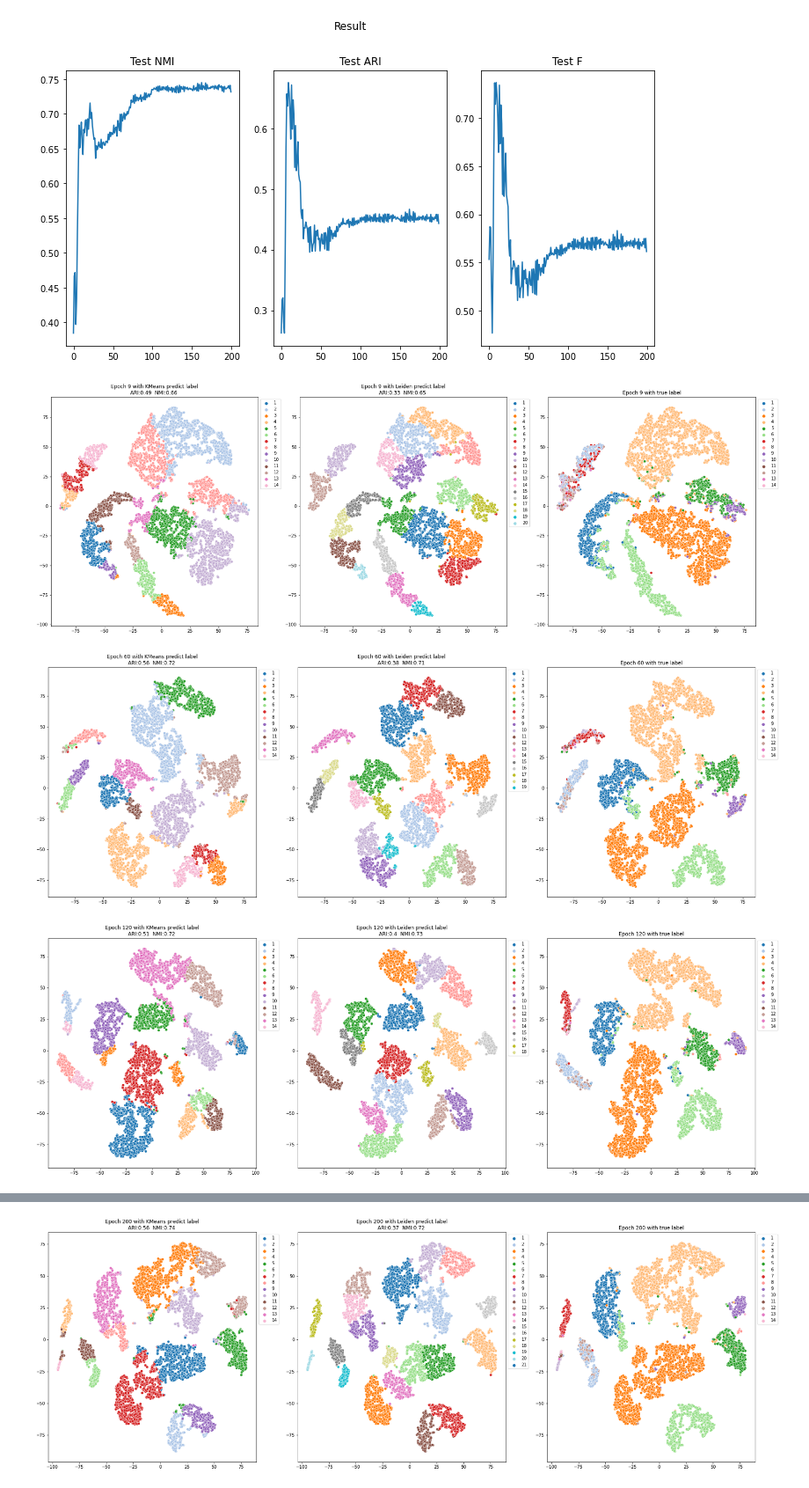
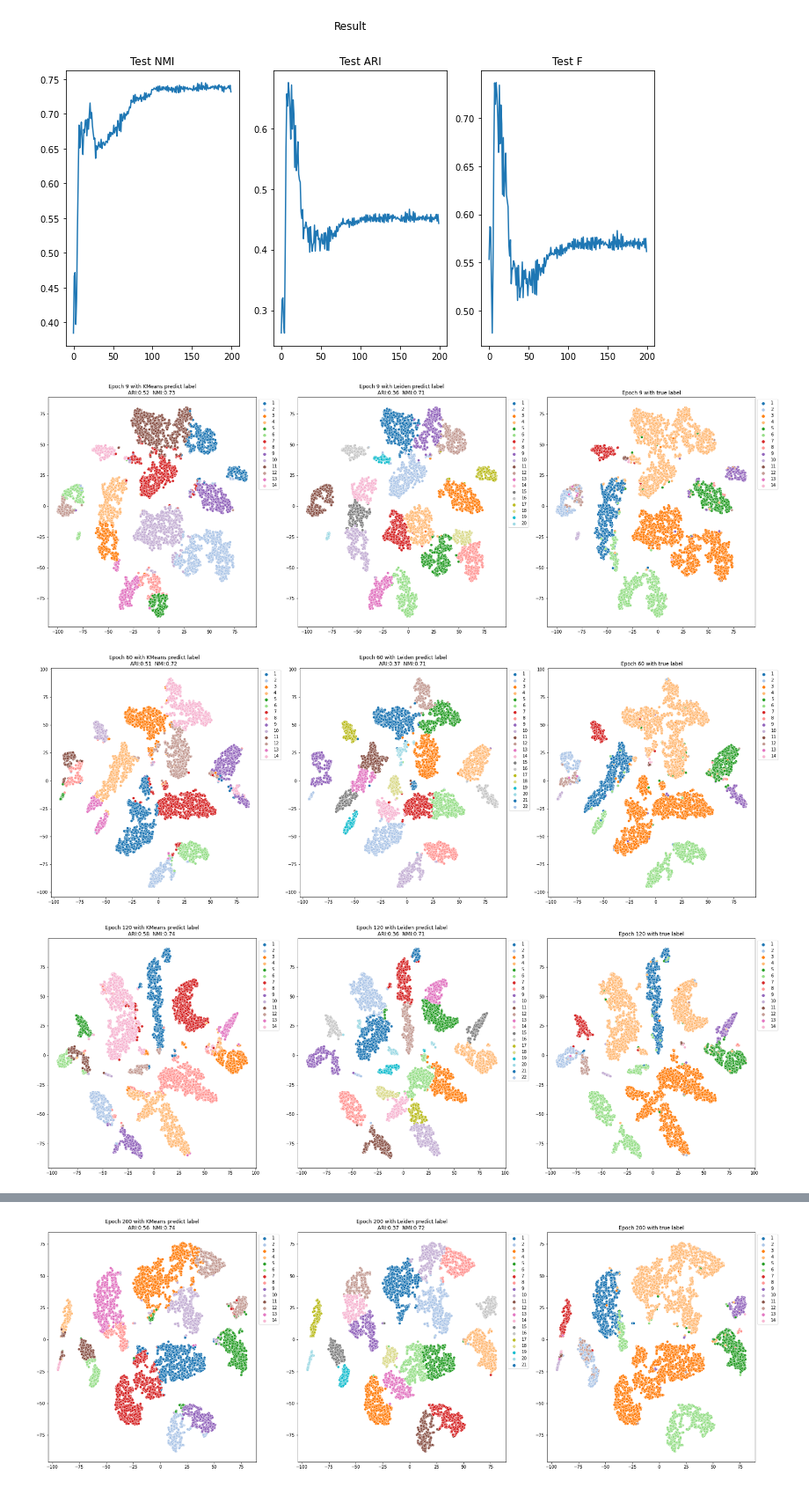
Before and after one commit to TomGoh/scCC, a Jupyter notebook: scCC - ANN - Rare Swap.ipynb, the cells around one changed output, grey strips where cells are left out. Shown at 88% size. Cells and saved outputs as stored; diff of their text form; code cells hidden in the pictures.

```diff
--- a/scCC - ANN - Rare Swap.ipynb
+++ b/scCC - ANN - Rare Swap.ipynb
@@ -275,7 +275,7 @@ mlp_1 = mlp.MLP(num_genes=args.num_genes)
 model = network.Network(mlp_1, args.feature_dim, args.classnum)
 model = model.to('cuda')
 
-checkpoint = torch.load('save\sc-static-bank-rare-swap\checkpoint_9.tar')
+checkpoint = torch.load('save\sc-static-bank\checkpoint_30.tar')
 model.load_state_dict(checkpoint['net'])
 
 x=torch.tensor(x_ndarray,dtype=torch.float32).to('cuda')
@@ -284,9 +284,9 @@ embeddings=embeddings.detach().cpu().numpy()
 results=evaluation_tools.cluster_embedding(embedding=embeddings,cluster_methods=['KMeans','Leiden'],cluster_number=args.classnum,cosine=False,Y=y_ndarray.squeeze(),save_pred=True)
 evaluation_tools.embedding_cluster_visualization(embeddings=embeddings,result=results,true_label=y_ndarray.squeeze(),args=args,epoch=9)
 # %% [output]
-[figure, old version]
+[figure, new version]
 # %%
-checkpoint = torch.load('save\sc-static-bank-rare-swap\checkpoint_60.tar')
+checkpoint = torch.load('save\sc-static-bank\checkpoint_60.tar')
 model.load_state_dict(checkpoint['net'])
 
 x=torch.tensor(x_ndarray,dtype=torch.float32).to('cuda')
@@ -295,16 +295,16 @@ embeddings=embeddings.detach().cpu().numpy()
 results=evaluation_tools.cluster_embedding(embedding=embeddings,cluster_methods=['KMeans','Leiden'],cluster_number=args.classnum,cosine=False,Y=y_ndarray.squeeze(),save_pred=True)
 evaluation_tools.embedding_cluster_visualization(embeddings=embeddings,result=results,true_label=y_ndarray.squeeze(),args=args,epoch=60)
 # %% [output]
-[figure, old version]
+[figure, new version]
 # %%
-checkpoint = torch.load('save\sc-static-bank-rare-swap\checkpoint_120.tar')
+checkpoint = torch.load('save\sc-static-bank\checkpoint_120.tar')
 model.load_state_dict(checkpoint['net'])
 
 x=torch.tensor(x_ndarray,dtype=torch.float32).to('cuda')
 embeddings=model.forward_embedding(x)
 embeddings=embeddings.detach().cpu().numpy()
 results=evaluation_tools.cluster_embedding(embedding=embeddings,cluster_methods=['KMeans','Leiden'],cluster_number=args.classnum,cosine=False,Y=y_ndarray.squeeze(),save_pred=True)
 evaluation_tools.embedding_cluster_visualization(embeddings=embeddings,result=results,true_label=y_ndarray.squeeze(),args=args,epoch=120)
 # %% [output]
-[figure, old version]
+[figure, new version]
 # %%
```
Also changed, not shown: parts of 1 cell of this notebook, 17 other files.
